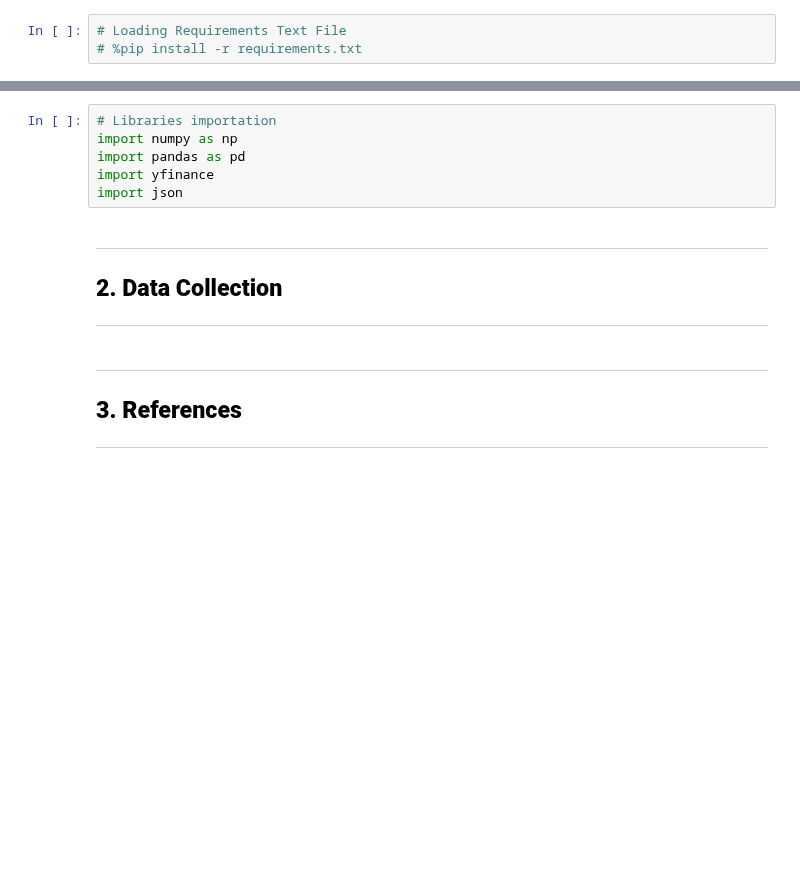
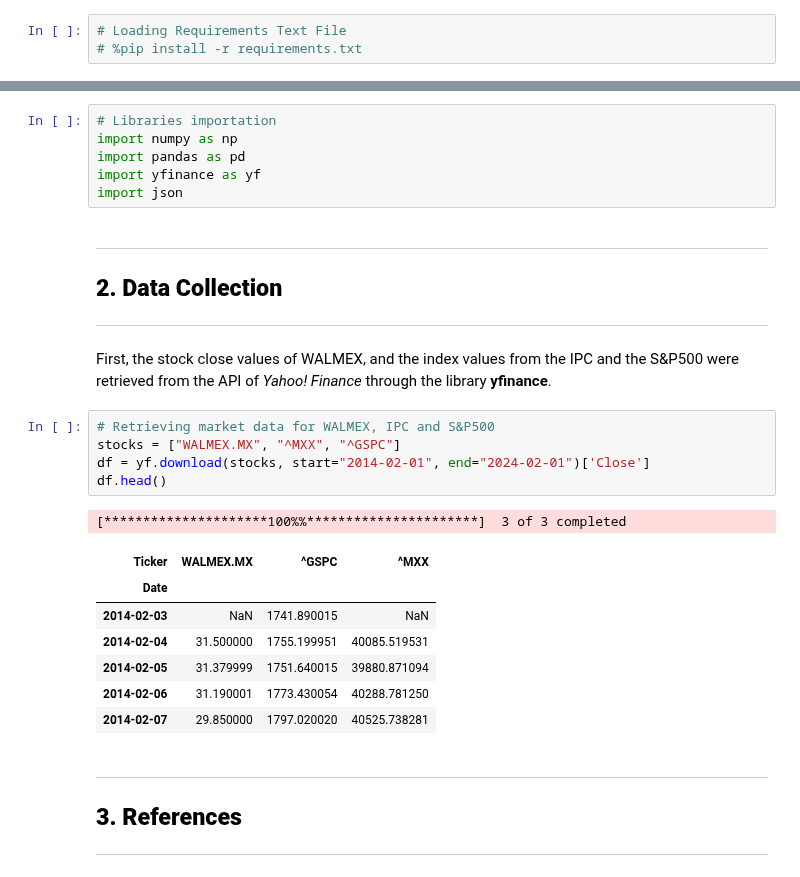
Before and after one commit to DanielEduardoLopez/SalesForecasting, a Jupyter notebook: 1_SalesPrediction_DataCollection.ipynb, the cells around one changed output, grey strips where cells are left out. Drawn from its saved outputs; the diff is of its cells as text; blank space fills up the shorter version.

Commit message:
Collected stock data

```diff
--- a/1_SalesPrediction_DataCollection.ipynb
+++ b/1_SalesPrediction_DataCollection.ipynb
@@ -101,13 +83,29 @@ Note: you may need to restart the kernel to use updated packages.
 # Libraries importation
 import numpy as np
 import pandas as pd
-import yfinance
+import yfinance as yf
 import json
 # %% [markdown]
 <a class="anchor" id="collection"></a>
 ___
 ## **2. Data Collection**
 ___
+# %% [markdown]
+First, the stock close values of WALMEX, and the index values from the IPC and the S&P500 were retrieved from the API of *Yahoo! Finance* through the library **yfinance**.
+# %%
+# Retrieving market data for WALMEX, IPC and S&P500
+stocks = ["WALMEX.MX", "^MXX", "^GSPC"]
+df = yf.download(stocks, start="2014-02-01", end="2024-02-01")['Close']
+df.head()
+# %% [output]
+[*********************100%%**********************]  3 of 3 completed
+| Ticker | WALMEX.MX | ^GSPC | ^MXX |
+| Date |  |  |  |
+| 2014-02-03 | NaN | 1741.890015 | NaN |
+| 2014-02-04 | 31.500000 | 1755.199951 | 40085.519531 |
+| 2014-02-05 | 31.379999 | 1751.640015 | 39880.871094 |
+| 2014-02-06 | 31.190001 | 1773.430054 | 40288.781250 |
+| 2014-02-07 | 29.850000 | 1797.020020 | 40525.738281 |
 # %% [markdown]
 <a class="anchor" id="references"></a>
 ___
```
Also changed, not shown: parts of 2 cells of this notebook.
